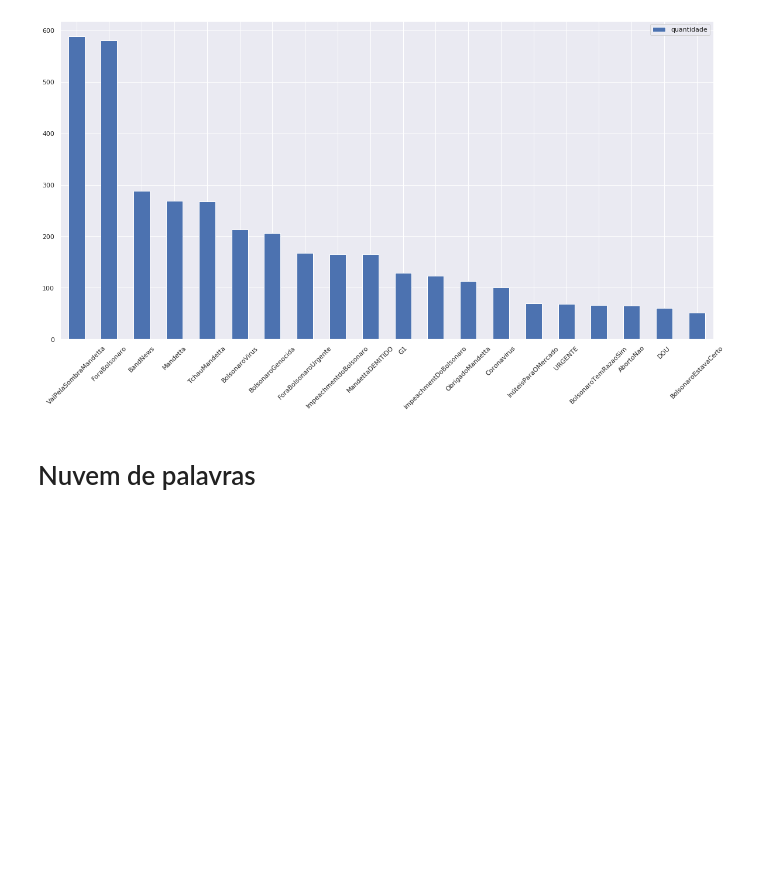
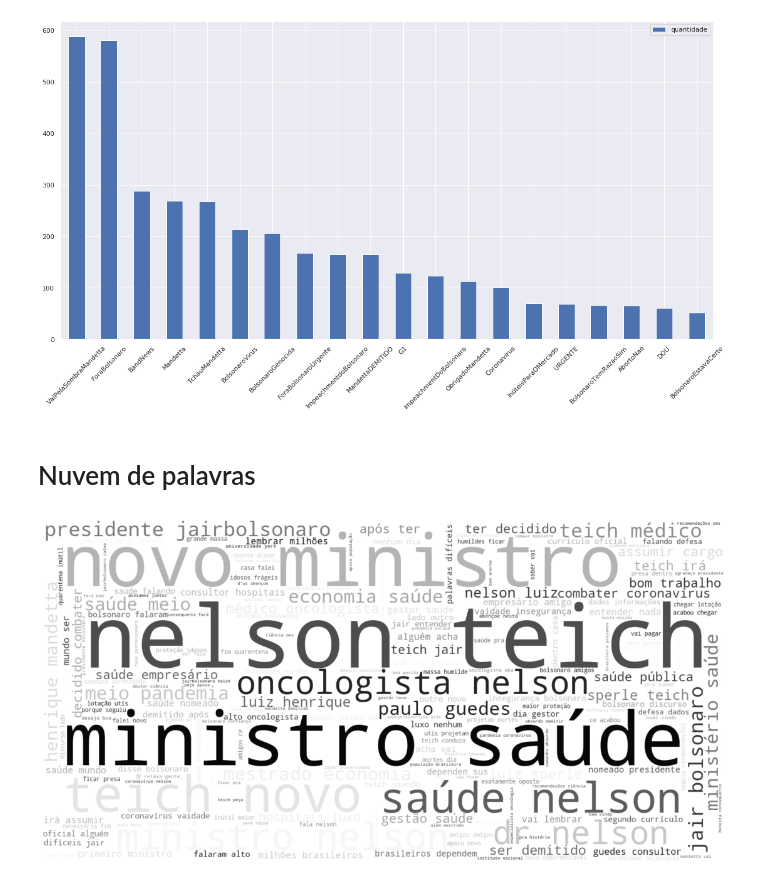
Before and after one commit to kenzosakiyama/corona_virus_brasil, a Jupyter notebook: notebooks/nelson_teich.ipynb, the cells around one changed output. Drawn from its saved outputs; the diff is of its cells as text; code cells hidden in the pictures; blank space fills up the shorter version.

```diff
--- a/notebooks/nelson_teich.ipynb
+++ b/notebooks/nelson_teich.ipynb
@@ -6,7 +6,7 @@ from typing import List
 import seaborn as sns
 sns.set(rc={"figure.figsize": (20, 10)})
 # %%
-PATH_TO_DATA = "../../../Sistemas de Apoio a Decisão/dados_trabalho/nelson_teich.csv"
+PATH_TO_DATA = "../../../Sistemas de Apoio a Decisão/dados_trabalho/processados/nelson_teich.csv"
 # %%
 min_df = pd.read_csv(PATH_TO_DATA)
 # %% [markdown]
@@ -90,3 +76,7 @@ unique_hashtags_df.head(20).plot.bar(rot=45)
 [figure]
 # %% [markdown]
 # Nuvem de palavras
+# %%
+build_wordcloud(min_df["text"].values.tolist())
+# %% [output]
+[figure, added]
```
Also changed, not shown: parts of 2 cells of this notebook, 4 other files.
